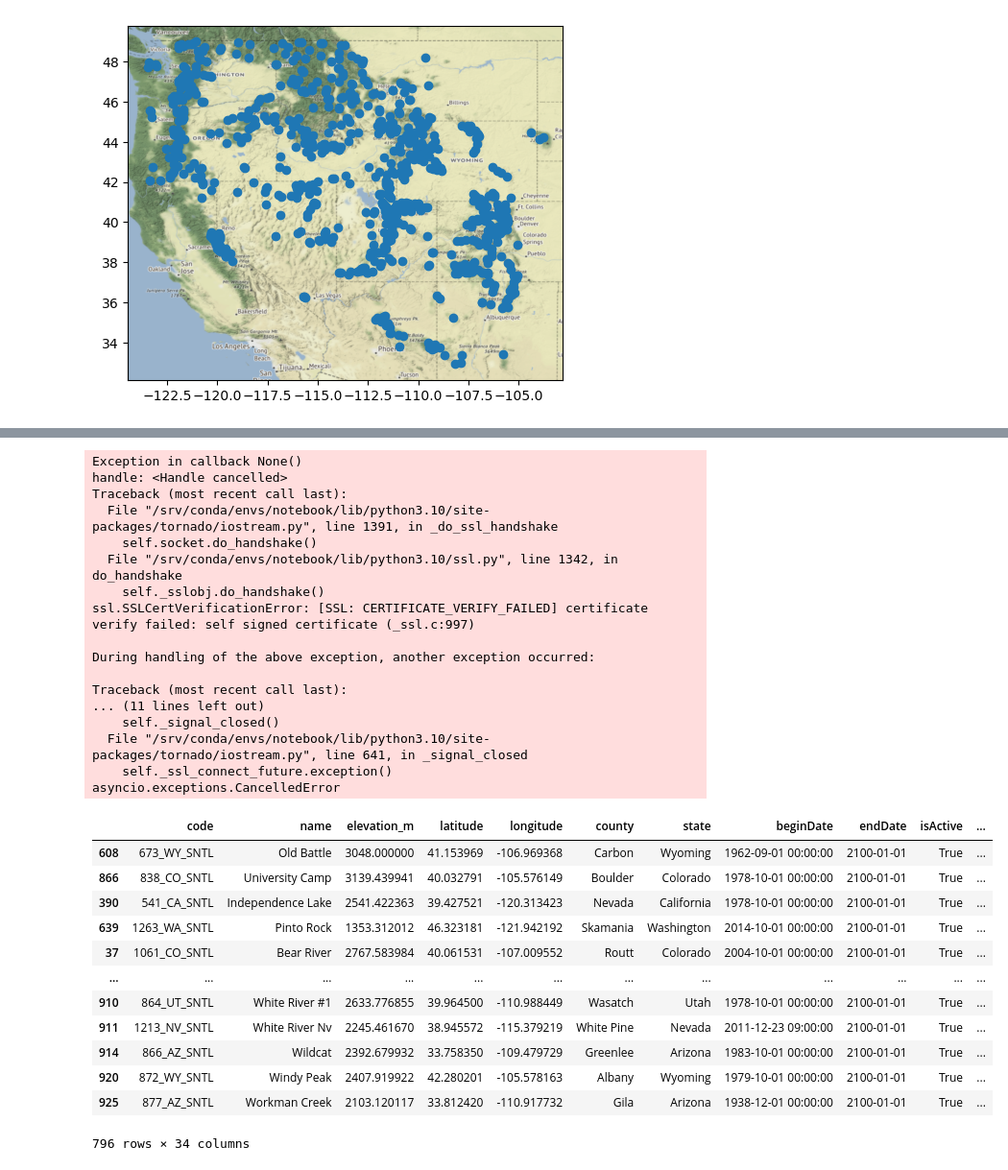
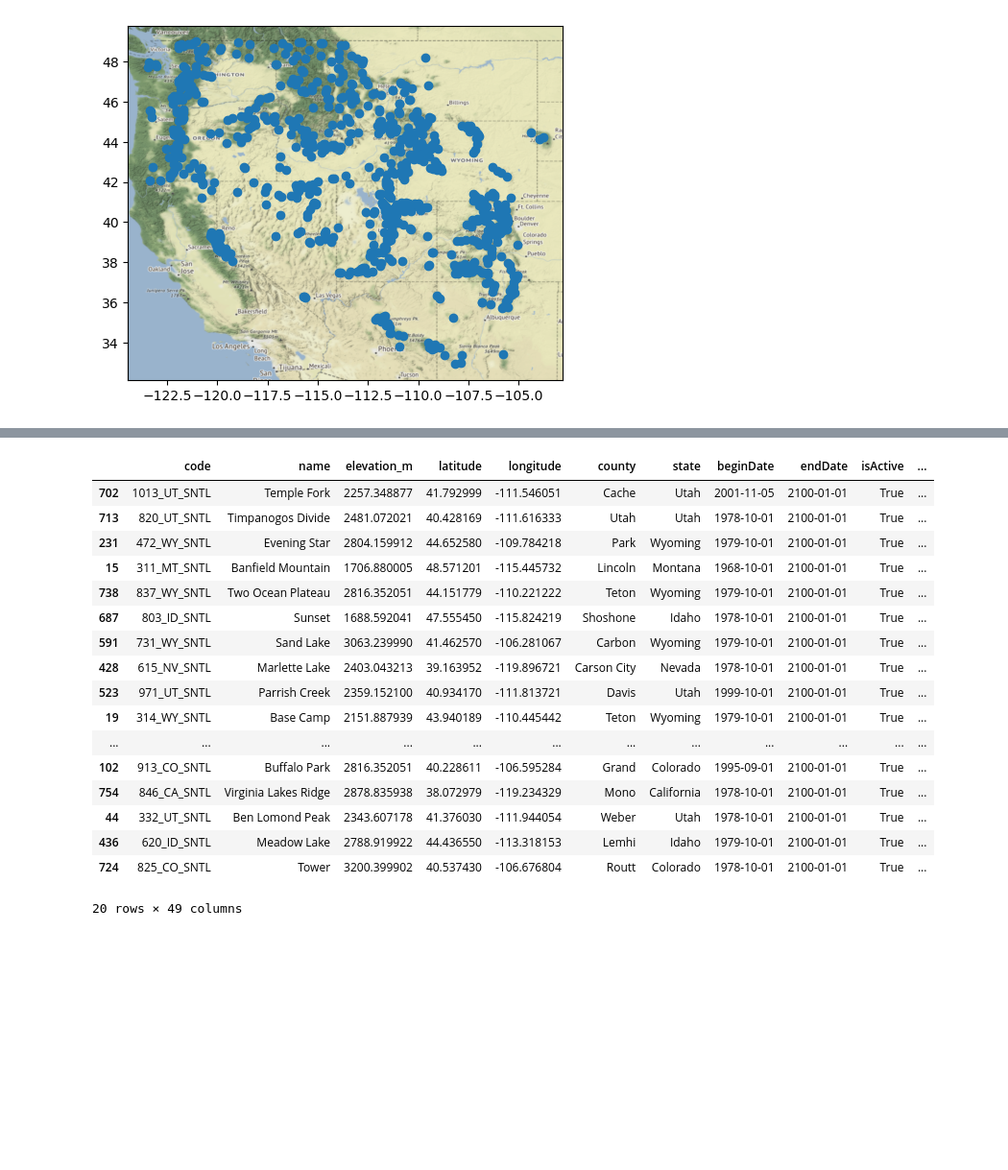
Before and after one commit to egagli/sar_snowmelt_timing, a Jupyter notebook: examples/snotel_sar_snowmelt_comparison.ipynb, the cells around one changed output, grey strips where cells are left out. Shown at 96% size. Cells and saved outputs as stored; diff of their text form; code cells hidden in the pictures; blank space fills up the shorter version.

```diff
--- a/examples/snotel_sar_snowmelt_comparison.ipynb
+++ b/examples/snotel_sar_snowmelt_comparison.ipynb
@@ -107,6 +121,6 @@ snotel_gf
 # %%
 snotel_gf = snotel_gf.to_crs('EPSG:32611')
 # %%
-buffer = 2000 # at 1000m with 2015 excluded, medians of medians at 38 days, with 500m 34 days, with 200m 36.25 days, with 2000m 37 days
+buffer = 500 # at 1000m with 2015 excluded, medians of medians at 38 days, with 500m 34 days, with 200m 36.25 days, with 2000m 37 days
 # 27 days new method 500m method, 22.0 with 1000m new new method, 23.5 with 500m new new method, 22.0 with 2000m
-snotel_gf = gpd.GeoDataFrame(snotel_gf,geometry=snotel_gf.buffer(buffer))
+snotel_gf_buff = gpd.GeoDataFrame(snotel_gf.copy(),geometry=snotel_gf.buffer(buffer))
@@ -124,52 +157,43 @@ for i,row in tqdm(snotel_gf.iterrows()):
         for year in years:
             try:
                 raster = rasterio.open(f"https://snowmelt.blob.core.windows.net/snowmelt/eric/MGRS/{row.mgrs}/runoff_onset_{row.mgrs}_{year}_median_{resolution}m.tif")
-                snotel_row_proj = snotel_gf[snotel_gf.index==i].to_crs(raster.crs)
+                snotel_row_proj = snotel_gf_buff[snotel_gf_buff.index==i].to_crs(raster.crs)
                 statistics = rasterstats.zonal_stats(snotel_row_proj, raster.read(1), affine=raster.transform, stats=stats, nodata=-32768)
                 snotel_gf.loc[i,f'sar_runoff_{year}'] = statistics[0]['median']
+                snotel_gf.loc[i,f'sar_runoff_{year}_std'] = statistics[0]['std']
                 if year == 2022:
                     snotel_gf.loc[i,f'sar_runoff_pixel_count'] = statistics[0]['count']
             except:
-            #print(f'Error with tile {row.mgrs} for year {year}')
+                #print(f'Error with tile {row.mgrs} for year {year}')
                 pass
-# %% [output]
-Exception in callback None()
-handle: <Handle cancelled>
-Traceback (most recent call last):
-  File "/srv/conda/envs/notebook/lib/python3.10/site-packages/tornado/iostream.py", line 1391, in _do_ssl_handshake
-    self.socket.do_handshake()
-  File "/srv/conda/envs/notebook/lib/python3.10/ssl.py", line 1342, in do_handshake
-    self._sslobj.do_handshake()
-ssl.SSLCertVerificationError: [SSL: CERTIFICATE_VERIFY_FAILED] certificate verify failed: self signed certificate (_ssl.c:997)
-
-During handling of the above exception, another exception occurred:
-
-Traceback (most recent call last):
-... (11 lines left out)
-    self._signal_closed()
-  File "/srv/conda/envs/notebook/lib/python3.10/site-packages/tornado/iostream.py", line 641, in _signal_closed
-    self._ssl_connect_future.exception()
-asyncio.exceptions.CancelledError
 # %%
 for year in years:
         snotel_gf[f'offset_{year}'] = snotel_gf[f'max_swe_{year}'] - snotel_gf[f'sar_runoff_{year}']
 # %%
 snotel_gf['median_offset'] = snotel_gf[snotel_gf.columns[pd.Series(snotel_gf.columns).str.startswith('offset')]].abs().median(axis=1)
 snotel_gf['mean_offset'] = snotel_gf[snotel_gf.columns[pd.Series(snotel_gf.columns).str.startswith('offset')]].abs().mean(axis=1)
+snotel_gf['mean_std'] = snotel_gf[snotel_gf.columns[pd.Series(snotel_gf.columns).str.endswith('std')]].mean(axis=1)
+# %%
+snotel_gf = snotel_gf[(snotel_gf['mean_std']>0) & (snotel_gf['mean_std']<25)]
 # %%
-snotel_gf.sort_values('mean_offset')#.head(20)
-#snotel_gf.sort_values('median_offset').head(20)
+#snotel_gf.sort_values('mean_offset').dropna().tail(50)
+snotel_gf.sort_values('mean_offset').head(20)
 # %% [output]
 |  | code | name | elevation_m | latitude | longitude | county | state | beginDate | endDate | isActive | ... |
-| 608 | 673_WY_SNTL | Old Battle | 3048.000000 | 41.153969 | -106.969368 | Carbon | Wyoming | 1962-09-01 00:00:00 | 2100-01-01 | True | ... |
-| 866 | 838_CO_SNTL | University Camp | 3139.439941 | 40.032791 | -105.576149 | Boulder | Colorado | 1978-10-01 00:00:00 | 2100-01-01 | True | ... |
-| 390 | 541_CA_SNTL | Independence Lake | 2541.422363 | 39.427521 | -120.313423 | Nevada | California | 1978-10-01 00:00:00 | 2100-01-01 | True | ... |
-| 639 | 1263_WA_SNTL | Pinto Rock | 1353.312012 | 46.323181 | -121.942192 | Skamania | Washington | 2014-10-01 00:00:00 | 2100-01-01 | True | ... |
-| 37 | 1061_CO_SNTL | Bear River | 2767.583984 | 40.061531 | -107.009552 | Routt | Colorado | 2004-10-01 00:00:00 | 2100-01-01 | True | ... |
+| 702 | 1013_UT_SNTL | Temple Fork | 2257.348877 | 41.792999 | -111.546051 | Cache | Utah | 2001-11-05 | 2100-01-01 | True | ... |
+| 713 | 820_UT_SNTL | Timpanogos Divide | 2481.072021 | 40.428169 | -111.616333 | Utah | Utah | 1978-10-01 | 2100-01-01 | True | ... |
+| 231 | 472_WY_SNTL | Evening Star | 2804.159912 | 44.652580 | -109.784218 | Park | Wyoming | 1979-10-01 | 2100-01-01 | True | ... |
+| 15 | 311_MT_SNTL | Banfield Mountain | 1706.880005 | 48.571201 | -115.445732 | Lincoln | Montana | 1968-10-01 | 2100-01-01 | True | ... |
+| 738 | 837_WY_SNTL | Two Ocean Plateau | 2816.352051 | 44.151779 | -110.221222 | Teton | Wyoming | 1979-10-01 | 2100-01-01 | True | ... |
+| 687 | 803_ID_SNTL | Sunset | 1688.592041 | 47.555450 | -115.824219 | Shoshone | Idaho | 1978-10-01 | 2100-01-01 | True | ... |
+| 591 | 731_WY_SNTL | Sand Lake | 3063.239990 | 41.462570 | -106.281067 | Carbon | Wyoming | 1979-10-01 | 2100-01-01 | True | ... |
+| 428 | 615_NV_SNTL | Marlette Lake | 2403.043213 | 39.163952 | -119.896721 | Carson City | Nevada | 1978-10-01 | 2100-01-01 | True | ... |
+| 523 | 971_UT_SNTL | Parrish Creek | 2359.152100 | 40.934170 | -111.813721 | Davis | Utah | 1999-10-01 | 2100-01-01 | True | ... |
+| 19 | 314_WY_SNTL | Base Camp | 2151.887939 | 43.940189 | -110.445442 | Teton | Wyoming | 1979-10-01 | 2100-01-01 | True | ... |
 | ... | ... | ... | ... | ... | ... | ... | ... | ... | ... | ... | ... |
-| 910 | 864_UT_SNTL | White River #1 | 2633.776855 | 39.964500 | -110.988449 | Wasatch | Utah | 1978-10-01 00:00:00 | 2100-01-01 | True | ... |
-| 911 | 1213_NV_SNTL | White River Nv | 2245.461670 | 38.945572 | -115.379219 | White Pine | Nevada | 2011-12-23 09:00:00 | 2100-01-01 | True | ... |
-| 914 | 866_AZ_SNTL | Wildcat | 2392.679932 | 33.758350 | -109.479729 | Greenlee | Arizona | 1983-10-01 00:00:00 | 2100-01-01 | True | ... |
-| 920 | 872_WY_SNTL | Windy Peak | 2407.919922 | 42.280201 | -105.578163 | Albany | Wyoming | 1979-10-01 00:00:00 | 2100-01-01 | True | ... |
-| 925 | 877_AZ_SNTL | Workman Creek | 2103.120117 | 33.812420 | -110.917732 | Gila | Arizona | 1938-12-01 00:00:00 | 2100-01-01 | True | ... |
+| 102 | 913_CO_SNTL | Buffalo Park | 2816.352051 | 40.228611 | -106.595284 | Grand | Colorado | 1995-09-01 | 2100-01-01 | True | ... |
+| 754 | 846_CA_SNTL | Virginia Lakes Ridge | 2878.835938 | 38.072979 | -119.234329 | Mono | California | 1978-10-01 | 2100-01-01 | True | ... |
+| 44 | 332_UT_SNTL | Ben Lomond Peak | 2343.607178 | 41.376030 | -111.944054 | Weber | Utah | 1978-10-01 | 2100-01-01 | True | ... |
+| 436 | 620_ID_SNTL | Meadow Lake | 2788.919922 | 44.436550 | -113.318153 | Lemhi | Idaho | 1979-10-01 | 2100-01-01 | True | ... |
+| 724 | 825_CO_SNTL | Tower | 3200.399902 | 40.537430 | -106.676804 | Routt | Colorado | 1978-10-01 | 2100-01-01 | True | ... |
-796 rows × 34 columns
+20 rows × 49 columns
```
Also changed, not shown: parts of 21 cells of this notebook.
